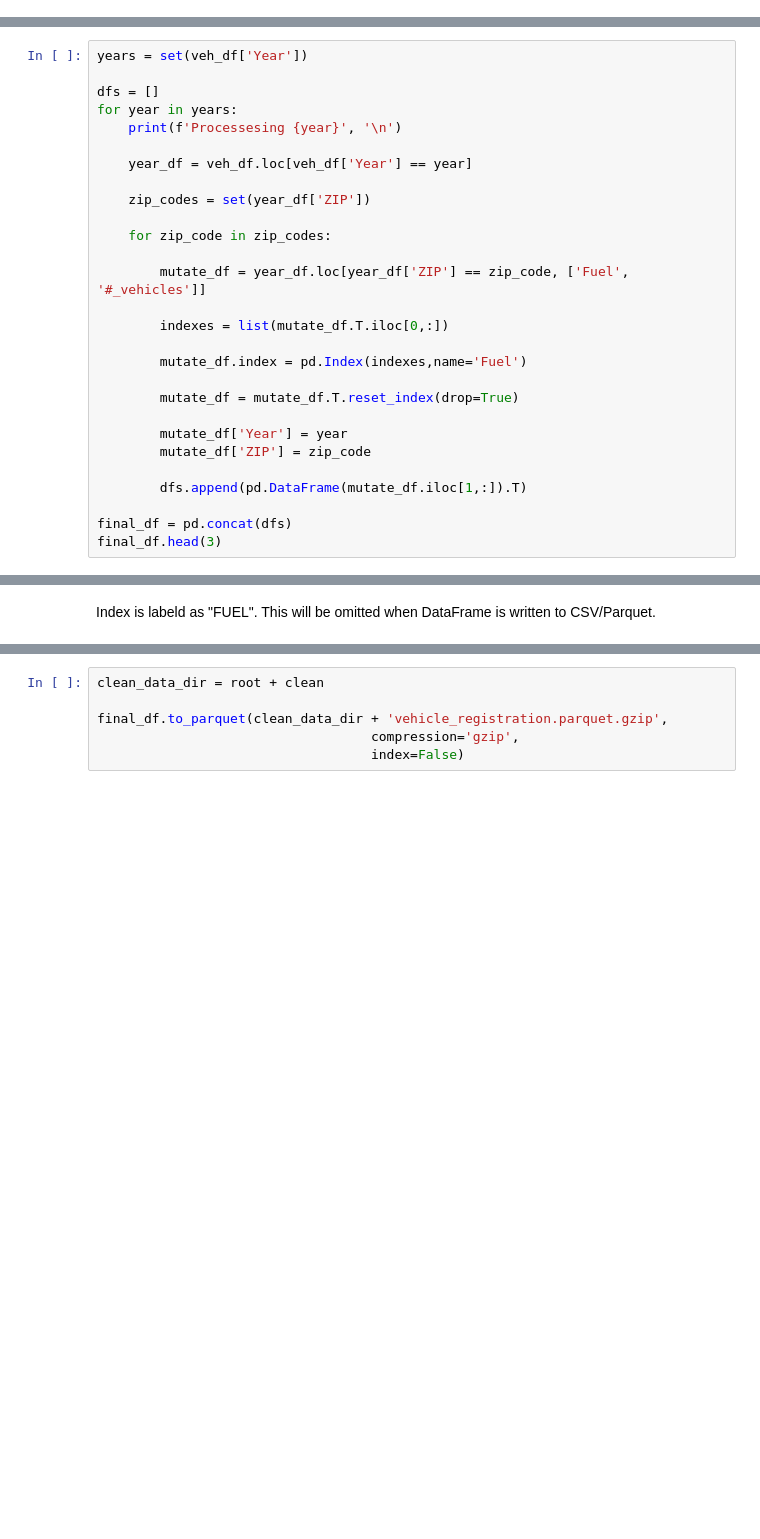
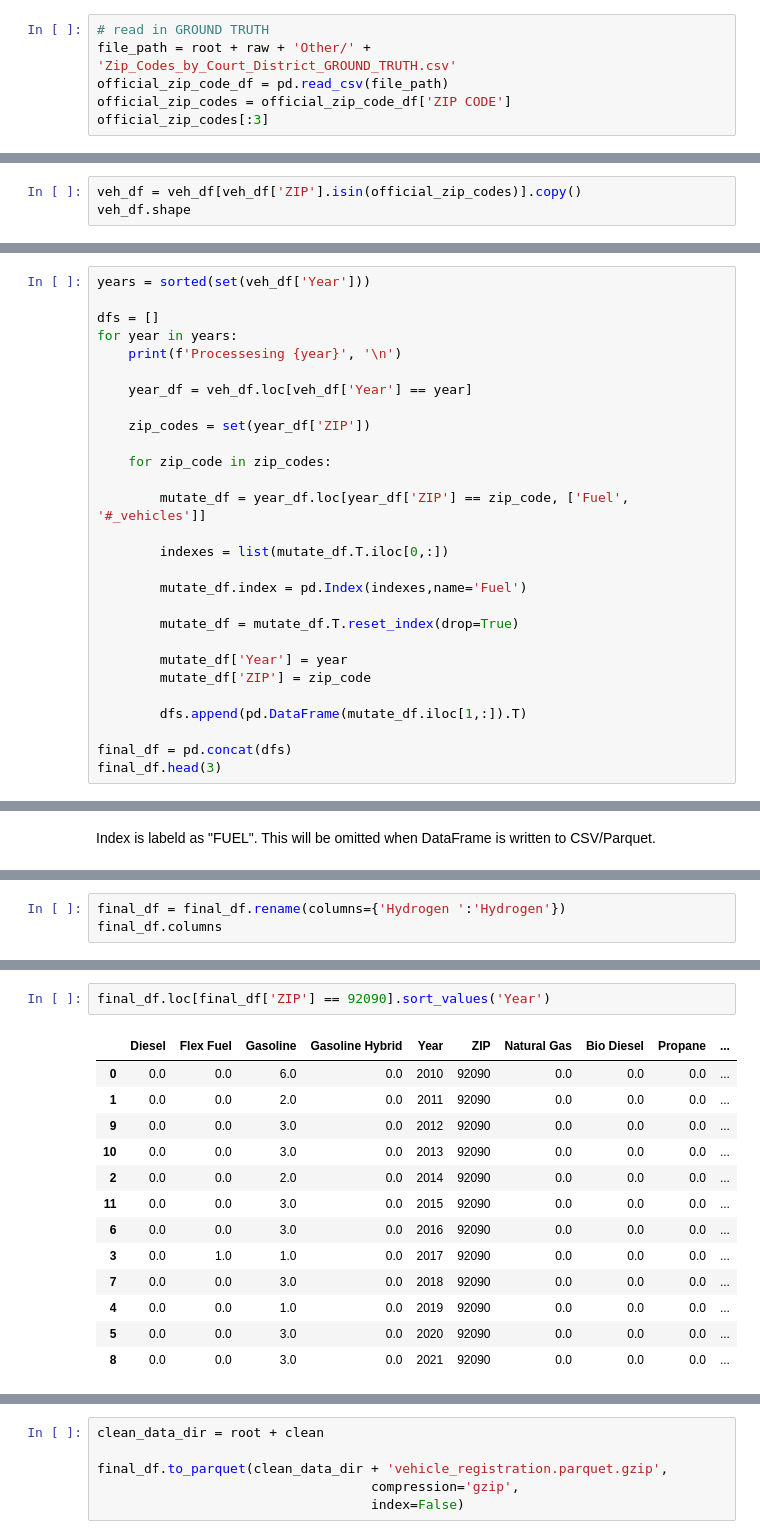
Before and after one commit to CFRichardson/SDGE-Energy-Forecasting, a Jupyter notebook: Foundation/DataPrep/Vehicle_DataPrep.ipynb, the cells around one changed output, grey strips where cells are left out. Drawn from its saved outputs; the diff is of its cells as text; blank space fills up the shorter version.

```diff
--- a/Foundation/DataPrep/Vehicle_DataPrep.ipynb
+++ b/Foundation/DataPrep/Vehicle_DataPrep.ipynb
@@ -16,0 +14,6 @@ Mounted at /content/drive
+# %%
+# read in GROUND TRUTH
+file_path = root + raw + 'Other/' + 'Zip_Codes_by_Court_District_GROUND_TRUTH.csv'
+official_zip_code_df = pd.read_csv(file_path)
+official_zip_codes = official_zip_code_df['ZIP CODE']
+official_zip_codes[:3]
@@ -43,0 +58,3 @@ veh_df[veh_df['#_vehicles'] == 0]
+# %%
+veh_df = veh_df[veh_df['ZIP'].isin(official_zip_codes)].copy()
+veh_df.shape
@@ -44,5 +65,5 @@ veh_df[veh_df['#_vehicles'] == 0]
 # %%
-years = set(veh_df['Year'])
+years = sorted(set(veh_df['Year']))
 
 dfs = []
 for year in years:
@@ -93,0 +128,3 @@ final_df = final_df.fillna(0)
+# %%
+final_df = final_df.rename(columns={'Hydrogen ':'Hydrogen'})
+final_df.columns
@@ -93,0 +212,16 @@ final_df = final_df.fillna(0)
+# %%
+final_df.loc[final_df['ZIP'] == 92090].sort_values('Year')
+# %% [output]
+|  | Diesel | Flex Fuel | Gasoline | Gasoline Hybrid | Year | ZIP | Natural Gas | Bio Diesel | Propane | ... |
+| 0 | 0.0 | 0.0 | 6.0 | 0.0 | 2010 | 92090 | 0.0 | 0.0 | 0.0 | ... |
+| 1 | 0.0 | 0.0 | 2.0 | 0.0 | 2011 | 92090 | 0.0 | 0.0 | 0.0 | ... |
+| 9 | 0.0 | 0.0 | 3.0 | 0.0 | 2012 | 92090 | 0.0 | 0.0 | 0.0 | ... |
+| 10 | 0.0 | 0.0 | 3.0 | 0.0 | 2013 | 92090 | 0.0 | 0.0 | 0.0 | ... |
+| 2 | 0.0 | 0.0 | 2.0 | 0.0 | 2014 | 92090 | 0.0 | 0.0 | 0.0 | ... |
+| 11 | 0.0 | 0.0 | 3.0 | 0.0 | 2015 | 92090 | 0.0 | 0.0 | 0.0 | ... |
+| 6 | 0.0 | 0.0 | 3.0 | 0.0 | 2016 | 92090 | 0.0 | 0.0 | 0.0 | ... |
+| 3 | 0.0 | 1.0 | 1.0 | 0.0 | 2017 | 92090 | 0.0 | 0.0 | 0.0 | ... |
+| 7 | 0.0 | 0.0 | 3.0 | 0.0 | 2018 | 92090 | 0.0 | 0.0 | 0.0 | ... |
+| 4 | 0.0 | 0.0 | 1.0 | 0.0 | 2019 | 92090 | 0.0 | 0.0 | 0.0 | ... |
+| 5 | 0.0 | 0.0 | 3.0 | 0.0 | 2020 | 92090 | 0.0 | 0.0 | 0.0 | ... |
+| 8 | 0.0 | 0.0 | 3.0 | 0.0 | 2021 | 92090 | 0.0 | 0.0 | 0.0 | ... |
```
Also changed, not shown: parts of 27 cells of this notebook, 8 other files.
